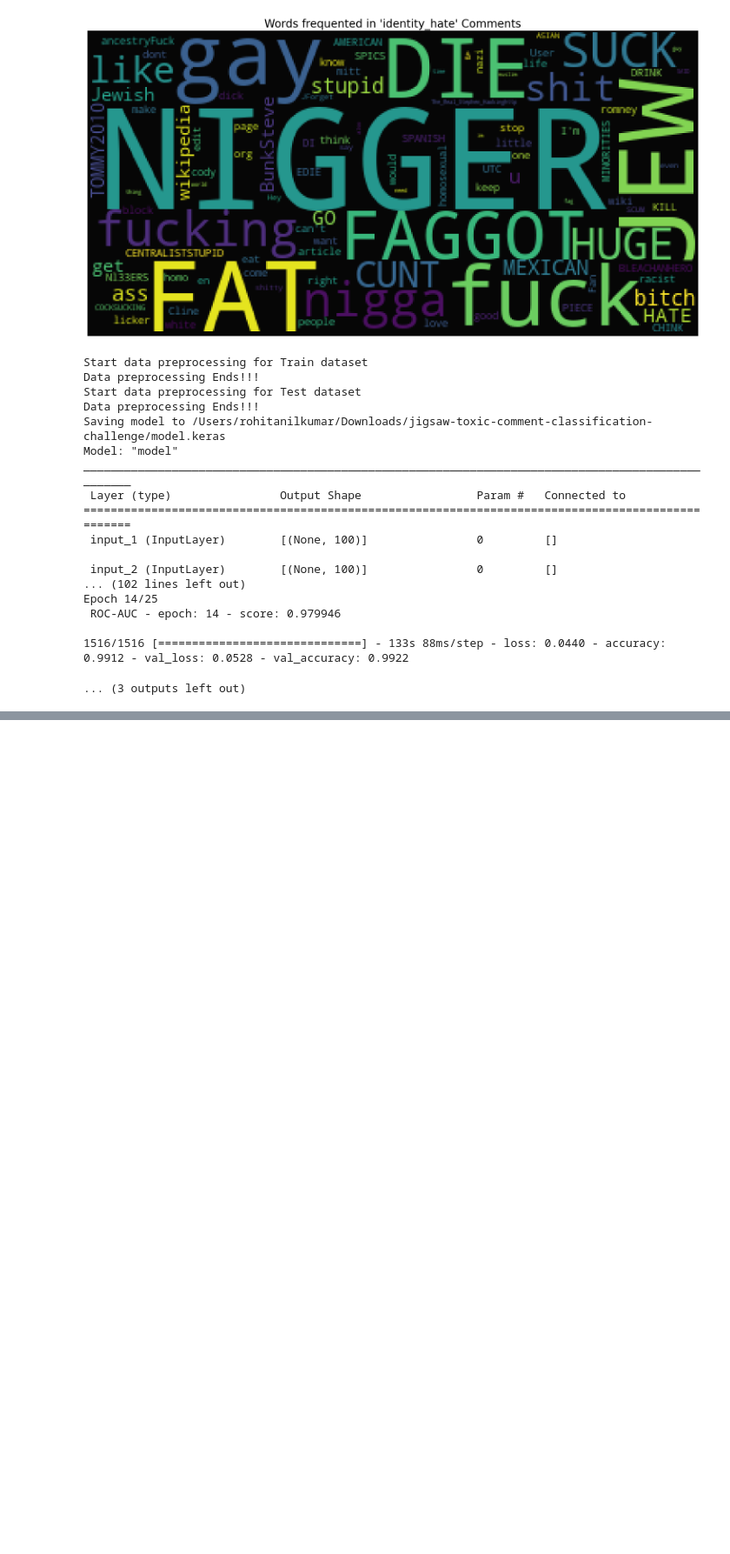
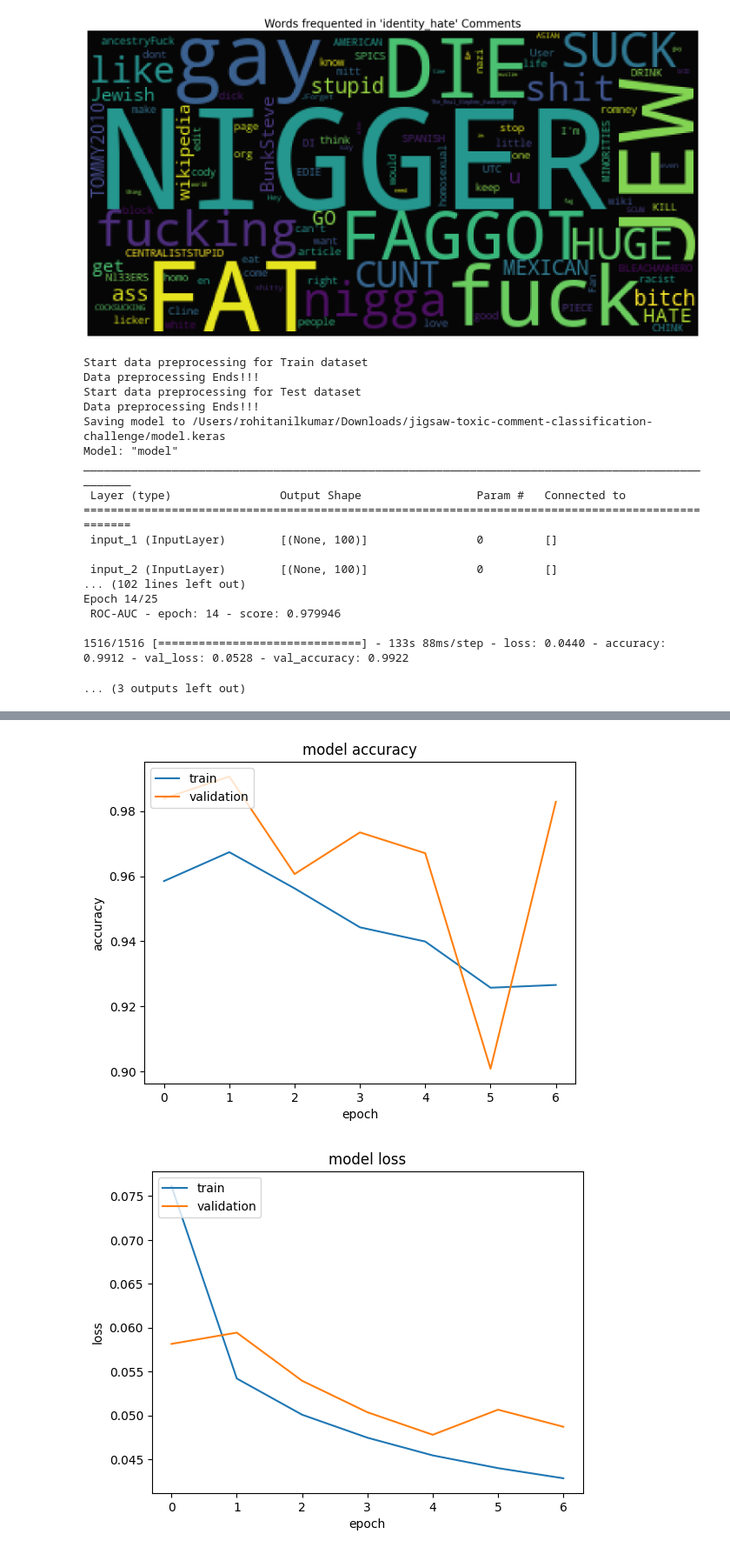
Before and after one commit to rohitanil/ToxicCommentClassification, a Jupyter notebook: toxic_comment_classification.ipynb, the cells around one changed output, grey strips where cells are left out. Shown at 87% size. Saved outputs shown, nothing was run; the diff lists cells and outputs as text; code cells hidden in the pictures; blank space fills up the shorter version.

```diff
--- a/toxic_comment_classification.ipynb
+++ b/toxic_comment_classification.ipynb
@@ -456,3 +456,33 @@ HTML(test_df.where((test_df['toxic']>=0.5) | (test_df['severe_toxic']>=0.5) |
 | 28 | 000bafe2080bba82 | . \n\n Jews are not a race becaus... | 0.500655 | 0.006416 | 0.056241 | 0.006104 | 0.189656 | 0.093286 |
 | 48 | 0013fed3aeae76b7 | DJ Robinson is gay as hell! he su... | 0.989658 | 0.263061 | 0.870534 | 0.031592 | 0.772654 | 0.402062 |
 | 50 | 001421530a1aa622 | I have been perfectly civil in wh... | 0.594393 | 0.002420 | 0.074453 | 0.002905 | 0.179939 | 0.021655 |
+# %%
+from keras.layers import GRU, Bidirectional, GlobalAveragePooling1D, GlobalMaxPooling1D,SpatialDropout1D
+def get_model():
+    max_features = 30000
+    maxlen = 100
+    embed_size = 50
+    inp = Input(shape=(maxlen, ))
+    x = Embedding(max_features, embed_size, weights=[embedding_matrix])(inp)
+    x = SpatialDropout1D(0.4)(x)
+    x = Bidirectional(GRU(80, return_sequences=True,activation='relu', dropout=0.3, recurrent_dropout=0.3))(x)
+    avg_pool = GlobalAveragePooling1D()(x)
+    max_pool = GlobalMaxPooling1D()(x)
+    conc = concatenate([avg_pool, max_pool])
+    outp = Dense(6, activation="sigmoid")(conc)
+
+    model = Model(inputs=inp, outputs=outp)
+    model.compile(loss='binary_crossentropy',
+                  optimizer='adam',
+                  metrics=['accuracy'])
+
+    return model
+
+model2 = get_model()
+
+RocAuc = RocAucEvaluation(validation_data = (X_val, y_val), interval = 1)
+es = EarlyStopping(patience = CONSTANTS.PATIENCE.value, min_delta = CONSTANTS.DELTA.value,
+                       monitor = CONSTANTS.MONITOR.value, restore_best_weights = True, mode = CONSTANTS.MODE.value)
+
+hist = model2.fit(X_train, y_train, batch_size = CONSTANTS.BATCH.value, epochs=CONSTANTS.EPOCH.value,
+                     validation_data=(X_val, y_val), callbacks=[RocAuc, es])
@@ -458,0 +507,5 @@ HTML(test_df.where((test_df['toxic']>=0.5) | (test_df['severe_toxic']>=0.5) |
+# %%
+nn_obj.plot_metrics(hist)
+# %% [output]
+[figure, added]
+[figure, added]
```
Also changed, not shown: parts of 1 cell of this notebook.
